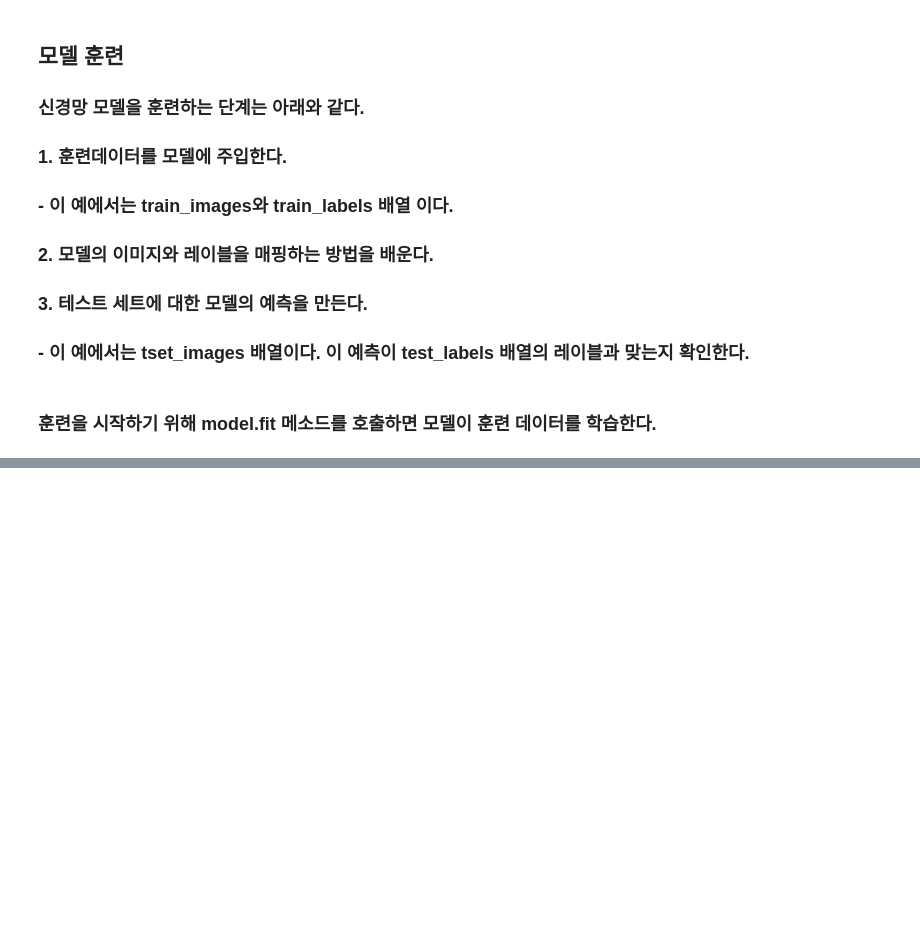
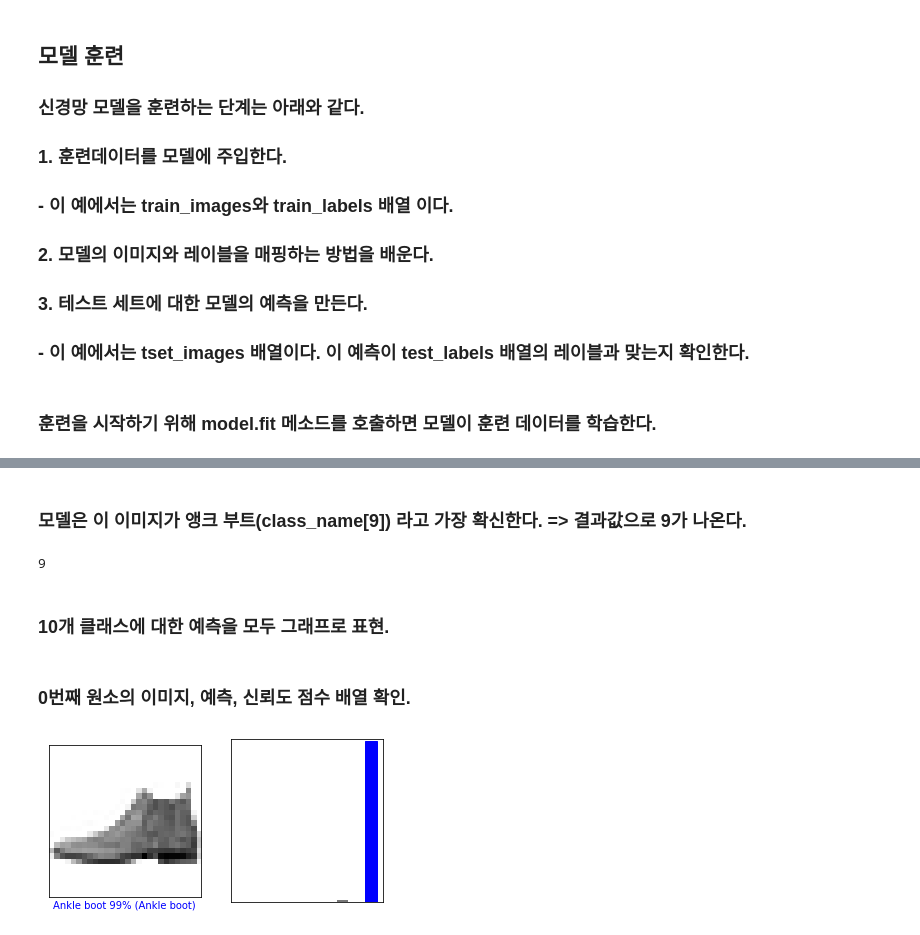
Before and after one commit to Tajyu/TensorFlow-Tutotrial, a Jupyter notebook: 기본_이미지_분류.ipynb, the cells around one changed output, grey strips where cells are left out. Cells and saved outputs as stored; diff of their text form; code cells hidden in the pictures; blank space fills up the shorter version.

```diff
--- a/기본_이미지_분류.ipynb
+++ b/기본_이미지_분류.ipynb
@@ -182,0 +187,2 @@ print("\n테스트 정확도: ", test_acc)
+# %%
+predictions = model.predict(test_images)
@@ -182,0 +206,53 @@ print("\n테스트 정확도: ", test_acc)
+# %% [markdown]
+### 모델은 이 이미지가 앵크 부트(class_name[9]) 라고 가장 확신한다. => 결과값으로 9가 나온다.
+# %%
+test_labels[0] # 위의 결과값에서 소수점이 제일 작은값은 10번째이므로 인덱스 순으로해서 9번째라서 값이 9가 나온다.
+# %% [output]
+9
+# %% [markdown]
+### 10개 클래스에 대한 예측을 모두 그래프로 표현.
+# %%
+def plot_image(i, predictions_array, true_label, img):
+    predictions_array, true_label, img = predictions_array[i], true_label[i], img[i]
+    plt.grid(False)
+    plt.xticks([])
+    plt.yticks([])
+
+    plt.imshow(img, cmap = plt.cm.binary)
+
+    predicted_label = np.argmax(predictions_array)
+    if predicted_label == true_label:
+        color = "blue"
+    else:
+        color = "red"
+
+    plt.xlabel("{} {:2.0f}% ({})".format(class_names[predicted_label],  # {} 사이는 띄우지 말자 KeyError 발생한다.
+                                        100 * np.max(predictions_array),
+                                        class_names[true_label]),
+                                        color = color)
+
+
+def plot_value_arrray(i, predictions_array, true_label):
+    predictions_array, true_label = predictions_array[i], true_label[i]
+    plt.grid(False)
+    plt.xticks([])
+    plt.yticks([])
+    thisplot = plt.bar(range(10), predictions_array, color = "#777777")
+    plt.ylim([0, 1])
+    predicted_label = np.argmax(predictions_array)
+
+    thisplot[predicted_label].set_color("red")
+    thisplot[true_label].set_color("blue")
+# %% [markdown]
+### 0번째 원소의 이미지, 예측, 신뢰도 점수 배열 확인.
+# %%
+i = 0
+plt.figure(figsize = (6, 3))
+plt.subplot(1, 2, 1)
+plot_image(i, predictions, test_labels, test_images)
+
+plt.subplot(1, 2, 2)
+plot_value_arrray(i, predictions, test_labels)
+plt.show()
+# %% [output]
+[figure, added]
```
Also changed, not shown: parts of 23 cells of this notebook.
